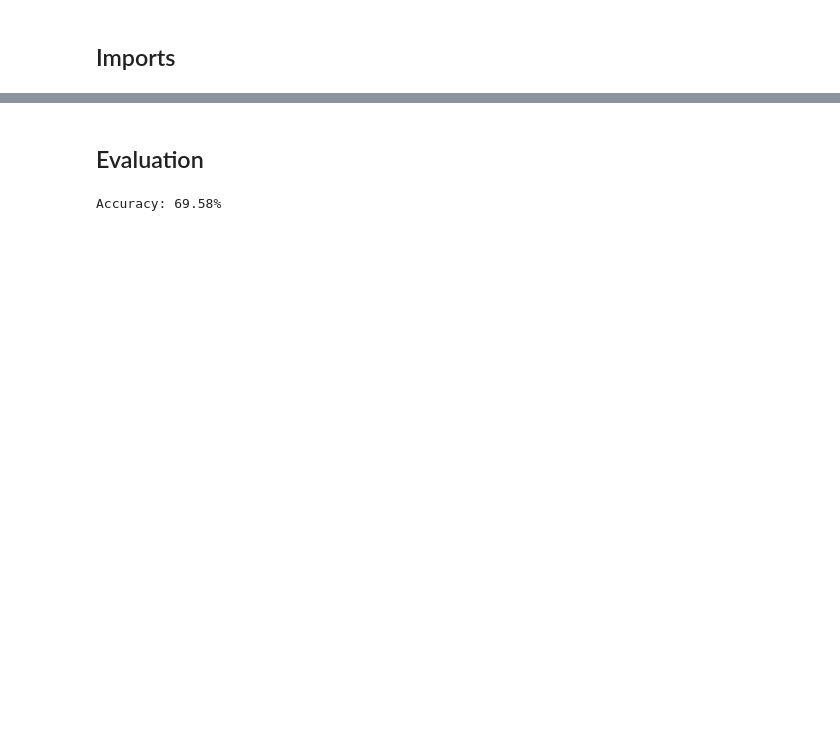
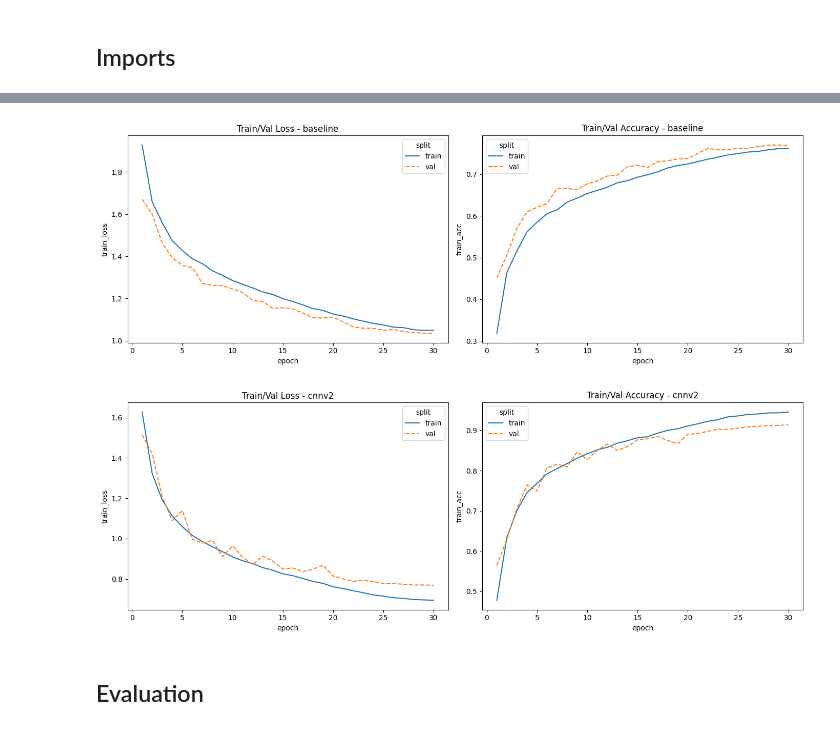
Before and after one commit to albipuliga/CIFAR10-Pytorch, a Jupyter notebook: src/cnn.ipynb, the cells around one changed output, grey strips where cells are left out. Drawn from its saved outputs; the diff is of its cells as text; code cells hidden in the pictures; blank space fills up the shorter version.

Commit message:
improved model

```diff
--- a/src/cnn.ipynb
+++ b/src/cnn.ipynb
@@ -172,0 +210,11 @@ net.load_state_dict(torch.load("model.pth"))
+# %%
+all_idx = np.arange(len(full_train_aug))
+train_idx, val_idx = train_test_split(
+    all_idx,
+    test_size=CONFIG["val_ratio"],
+    random_state=CONFIG["seed"],
+    stratify=np.array(full_train_aug.targets),
+)
+
+train_ds = Subset(full_train_aug, train_idx)
+val_ds = Subset(full_train_eval, val_idx)
@@ -172,0 +311,7 @@ net.load_state_dict(torch.load("model.pth"))
+# %%
+def build_model(name: str):
+    if name == "baseline":
+        return BaselineCNN(len(class_names))
+    if name == "cnnv2":
+        return CNNv2(len(class_names))
+    raise ValueError(f"Unknown model: {name}")
@@ -173,19 +511,40 @@ net.load_state_dict(torch.load("model.pth"))
+# %%
+models_for_plots = [r["model"] for r in runs] if len(runs) > 1 else [active_model]
+
+for model_name in models_for_plots:
+    history = runs_by_model[model_name]["history"]
+
+    fig, axes = plt.subplots(1, 2, figsize=(14, 5))
+
+    sns.lineplot(data=history, x="epoch", y="train_loss", ax=axes[0], label="train")
+    sns.lineplot(
+        data=history,
+        x="epoch",
+        y="val_loss",
+        ax=axes[0],
+        linestyle="--",
+        label="val",
+    )
+    axes[0].set_title(f"Train/Val Loss - {model_name}")
+    axes[0].legend(title="split")
+
+    sns.lineplot(data=history, x="epoch", y="train_acc", ax=axes[1], label="train")
+    sns.lineplot(
+        data=history,
+        x="epoch",
+        y="val_acc",
+        ax=axes[1],
+        linestyle="--",
+        label="val",
+    )
+    axes[1].set_title(f"Train/Val Accuracy - {model_name}")
+    axes[1].legend(title="split")
+
+    plt.tight_layout()
+    plt.savefig(FIGURES_DIR / f"training_curves_{model_name}.png", dpi=150)
+    plt.show()
+# %% [output]
+[figure, added]
+[figure, added]
 # %% [markdown]
 ## Evaluation
-# %%
-correct = 0
-total = 0
-
-net.eval()
-
-with torch.no_grad():
-    for data in test_loader:
-        images, labels = data
-        outputs = net(images)
-        _, predicted = torch.max(outputs.data, 1)
-        total += labels.size(0)
-        correct += (predicted == labels).sum().item()
-
-print(f"Accuracy: {100 * correct / total}%")
-# %% [output]
-Accuracy: 69.58%
```
Also changed, not shown: parts of 45 cells of this notebook.
